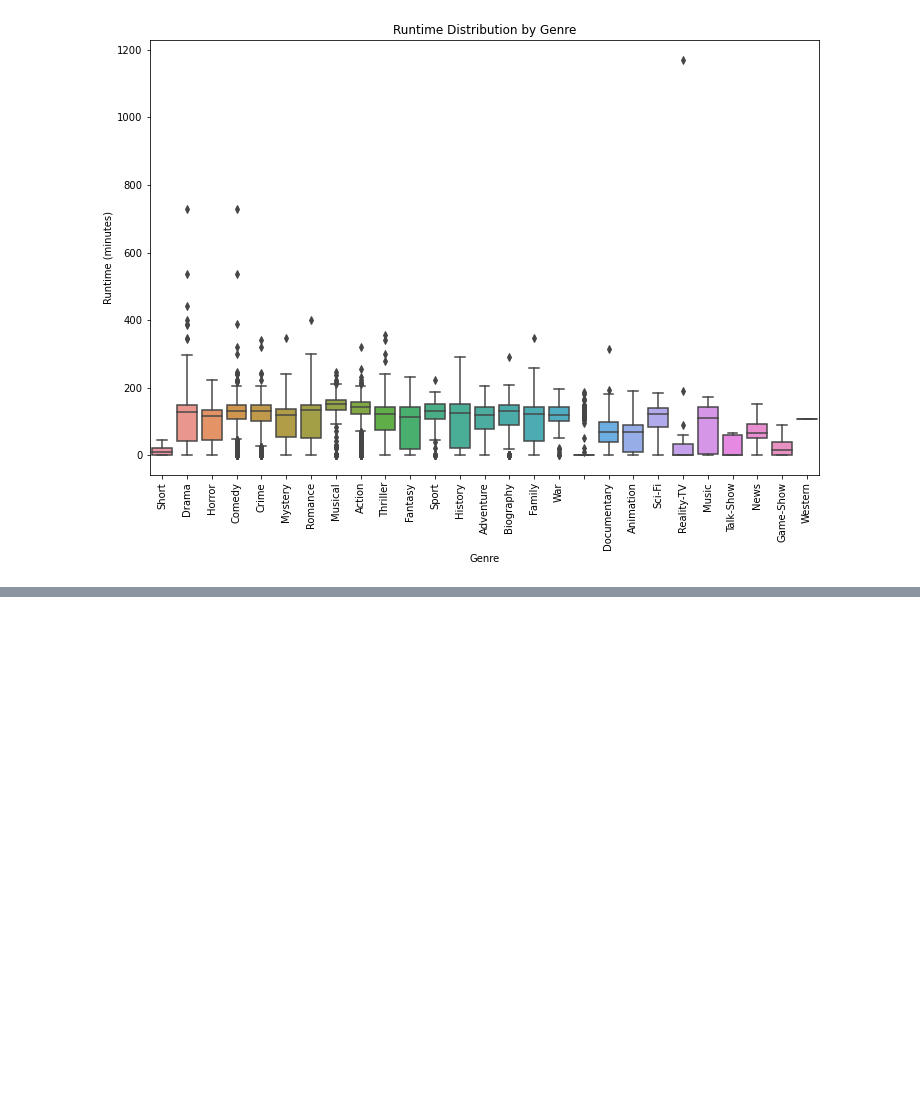
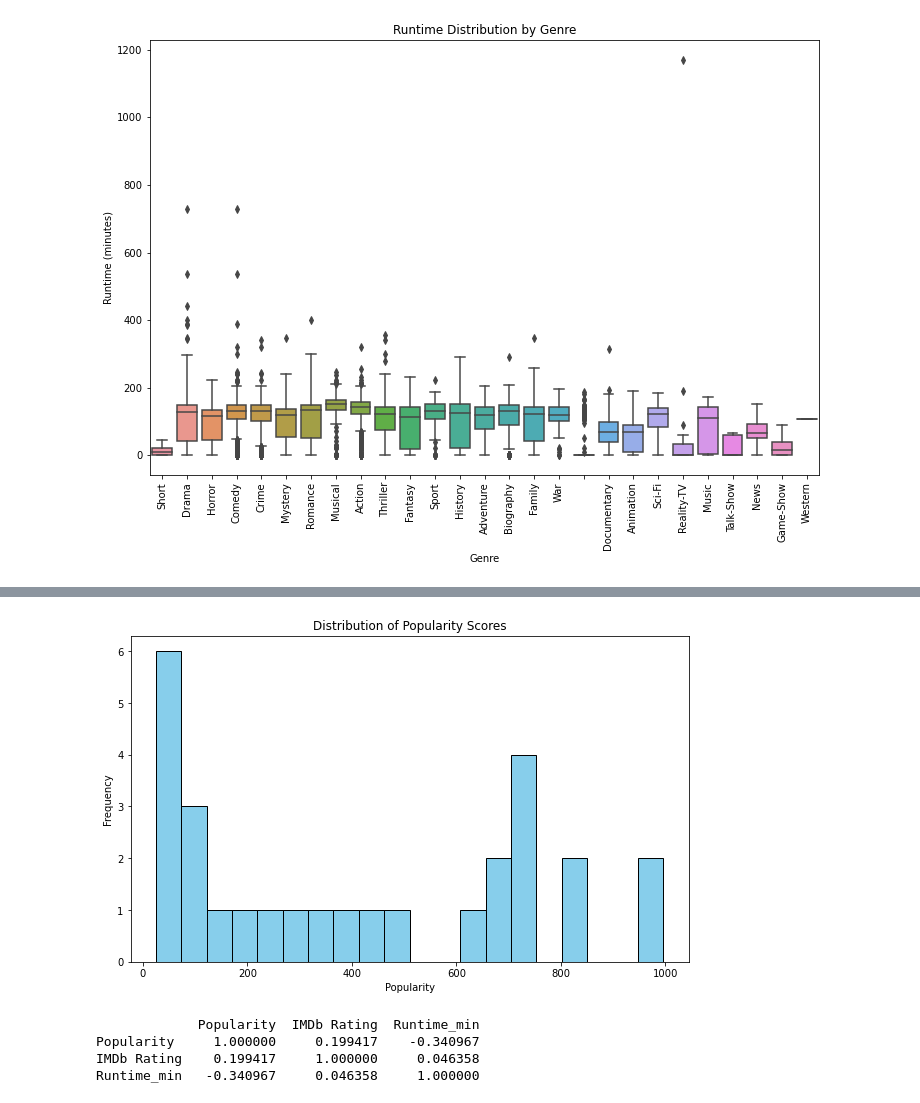
Before and after one commit to g-s01/indMov, a Jupyter notebook: data preprocessing/analysis.ipynb, the cells around one changed output, grey strips where cells are left out. Cells and saved outputs as stored; diff of their text form; code cells hidden in the pictures; blank space fills up the shorter version.

Commit message:
Popularity analysis

```diff
--- a/data preprocessing/analysis.ipynb
+++ b/data preprocessing/analysis.ipynb
@@ -569,3 +569,6 @@ plt.xticks(rotation=90)
 plt.show()
 # %% [output]
 [figure]
+# %%
+df['Popularity'] = pd.to_numeric(df['Popularity'], errors='coerce')
+df.dropna(subset=['Popularity'], inplace=True)
@@ -571,0 +588,17 @@ plt.show()
+# %%
+plt.figure(figsize=(10, 6))
+plt.hist(df['Popularity'], bins=20, color='skyblue', edgecolor='black')
+plt.title('Distribution of Popularity Scores')
+plt.xlabel('Popularity')
+plt.ylabel('Frequency')
+plt.show()
+# %% [output]
+[figure, added]
+# %%
+correlation = df[['Popularity', 'IMDb Rating', 'Runtime_min']].corr()
+print(correlation)
+# %% [output]
+             Popularity  IMDb Rating  Runtime_min
+Popularity     1.000000     0.199417    -0.340967
+IMDb Rating    0.199417     1.000000     0.046358
+Runtime_min   -0.340967     0.046358     1.000000
```
Also changed, not shown: parts of 2 cells of this notebook.
